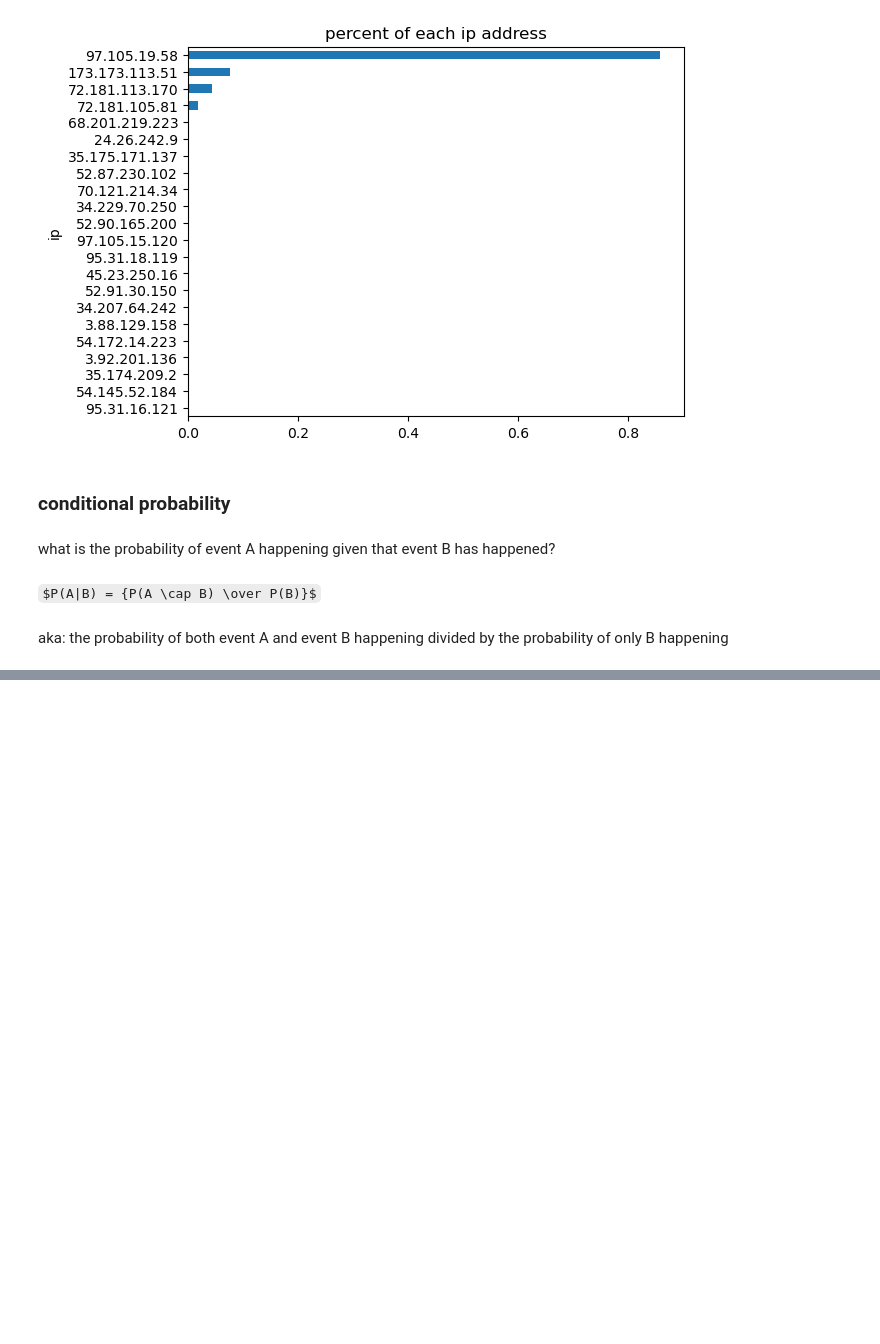
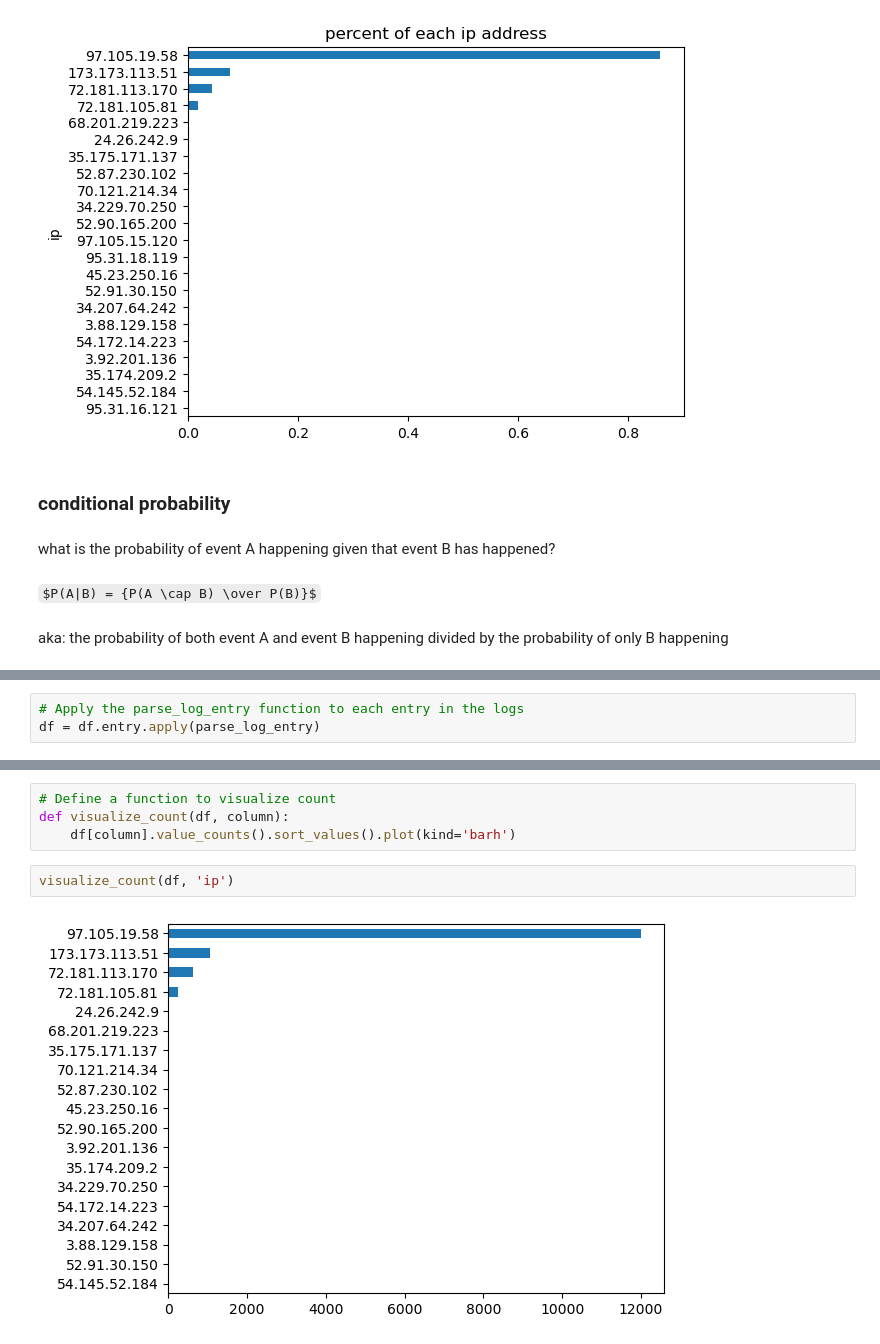
Before and after one commit to rosendo-lugo/anomaly-detection-exercises, a Jupyter notebook: discrete_anomaly_detection.ipynb, the cells around one changed output, grey strips where cells are left out. Drawn from its saved outputs; the diff is of its cells as text; some formulas as TeX source; blank space fills up the shorter version.

```diff
--- a/discrete_anomaly_detection.ipynb
+++ b/discrete_anomaly_detection.ipynb
@@ -623,0 +329,3 @@ df [df.ip == '72.181.113.170']
+# %%
+# Apply the parse_log_entry function to each entry in the logs
+df = df.entry.apply(parse_log_entry)
@@ -623,0 +396,8 @@ df [df.ip == '72.181.113.170']
+# %%
+# Define a function to visualize count
+def visualize_count(df, column):
+    df[column].value_counts().sort_values().plot(kind='barh')
+# %%
+visualize_count(df, 'ip')
+# %% [output]
+[figure, added]
```
Also changed, not shown: parts of 101 cells of this notebook, 7 other files.
